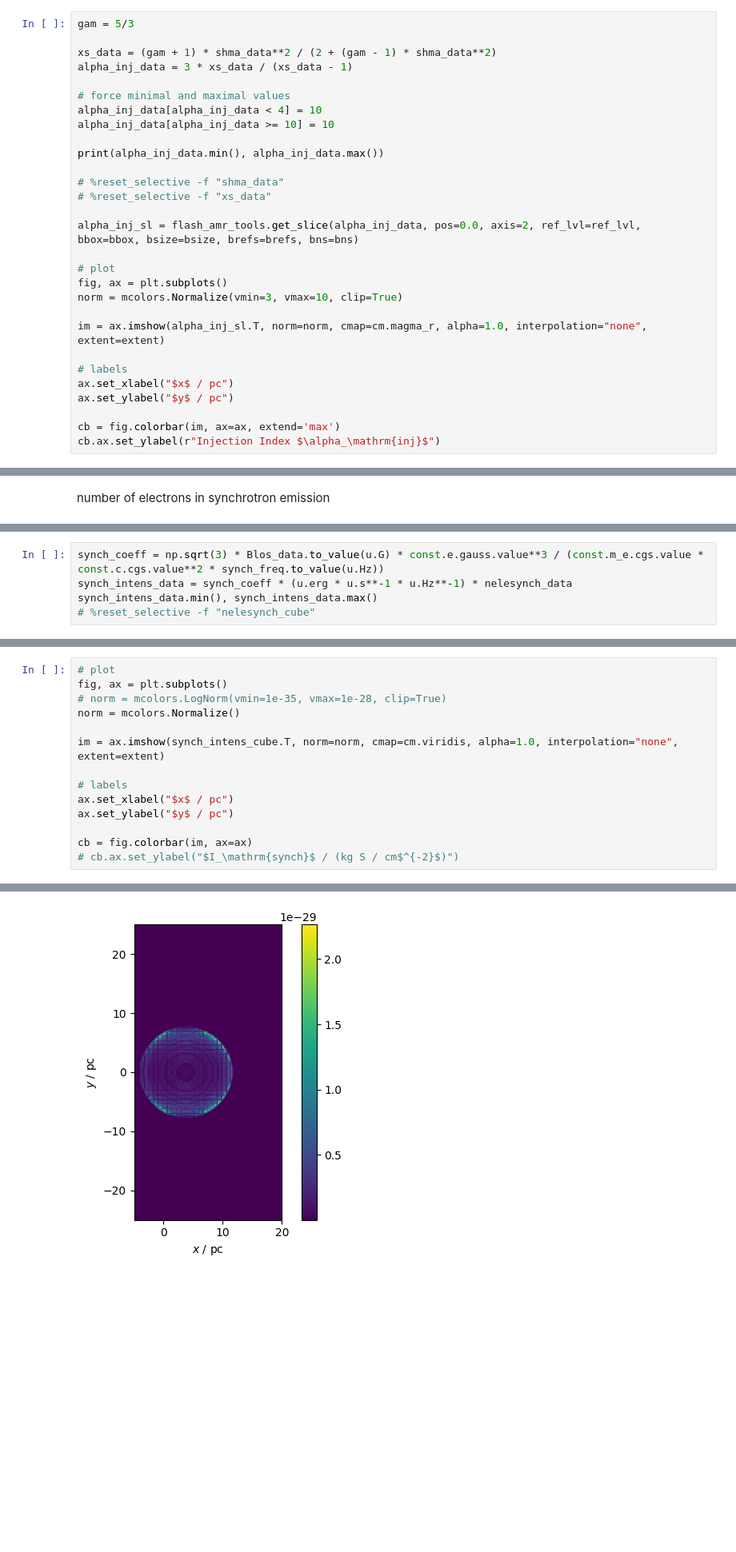
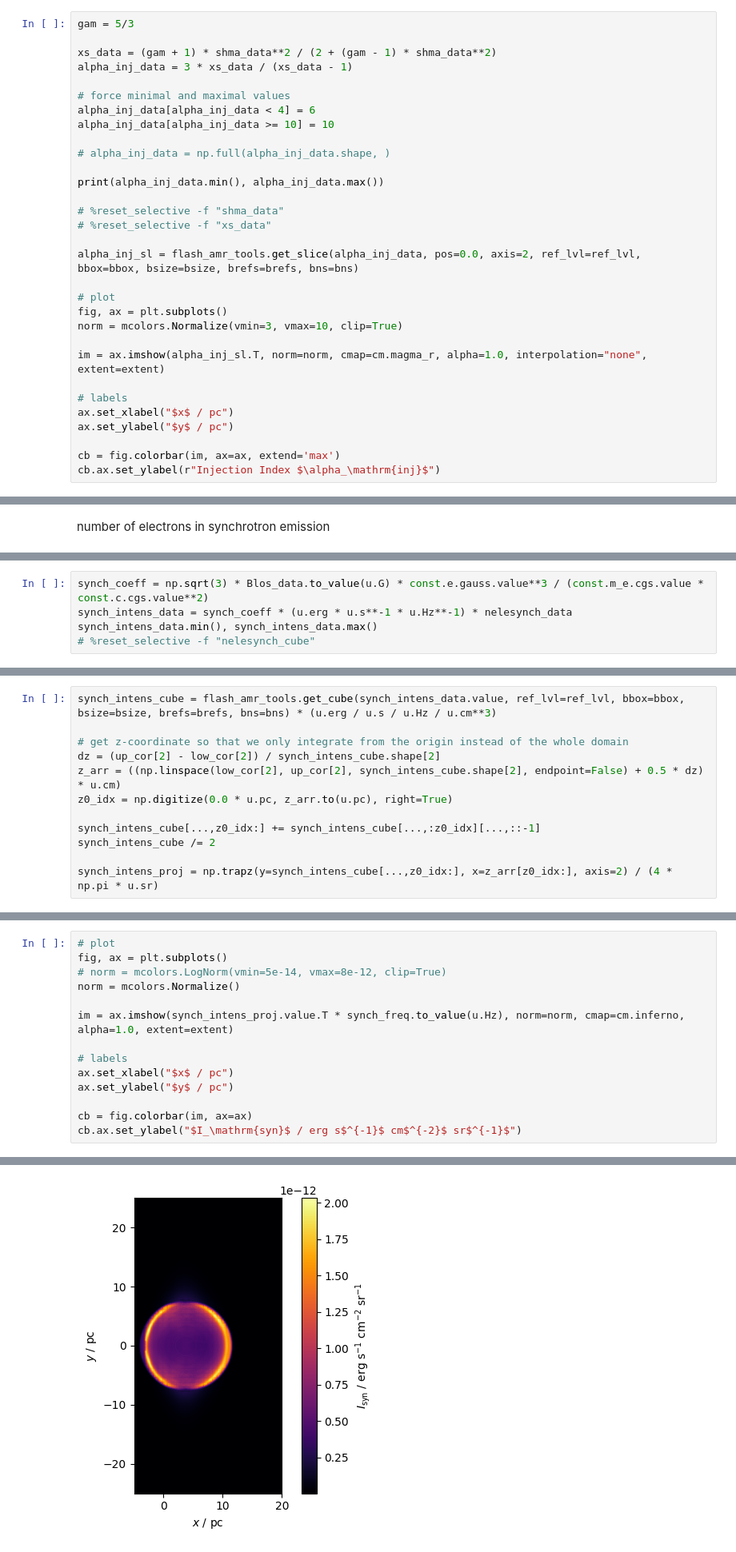
Before and after one commit to kwat0308/crbowshock_analysis_tools, a Jupyter notebook: calculate_CR_properties/notebooks/get_synch_emissivity.ipynb, the cells around one changed output, grey strips where cells are left out. Shown: that part at 80% size. Drawn from its saved outputs; the diff is of its cells as text; blank space fills up the shorter version.

Commit message:
added factor of synchrotron frequ. for correct units

```diff
--- a/calculate_CR_properties/notebooks/get_synch_emissivity.ipynb
+++ b/calculate_CR_properties/notebooks/get_synch_emissivity.ipynb
@@ -216,8 +215,10 @@ xs_data = (gam + 1) * shma_data**2 / (2 + (gam - 1) * shma_data**2)
 alpha_inj_data = 3 * xs_data / (xs_data - 1)
 
 # force minimal and maximal values
-alpha_inj_data[alpha_inj_data < 4] = 10
+alpha_inj_data[alpha_inj_data < 4] = 6
 alpha_inj_data[alpha_inj_data >= 10] = 10
+
+# alpha_inj_data = np.full(alpha_inj_data.shape, )
 
 print(alpha_inj_data.min(), alpha_inj_data.max())
 
@@ -337,5 +338,5 @@ Text(0, 0.5, '$n_\\mathrm{ele, synch}$')
 # %%
-synch_coeff = np.sqrt(3) * Blos_data.to_value(u.G) * const.e.gauss.value**3 / (const.m_e.cgs.value * const.c.cgs.value**2 * synch_freq.to_value(u.Hz))
+synch_coeff = np.sqrt(3) * Blos_data.to_value(u.G) * const.e.gauss.value**3 / (const.m_e.cgs.value * const.c.cgs.value**2)
 synch_intens_data = synch_coeff * (u.erg * u.s**-1 * u.Hz**-1) * nelesynch_data
 synch_intens_data.min(), synch_intens_data.max()
 # %reset_selective -f "nelesynch_cube"
@@ -367 +365,13 @@ synch_intens_cube = flash_amr_tools.get_cdens(synch_intens_data.value, axis=2, r
+# %%
+synch_intens_cube = flash_amr_tools.get_cube(synch_intens_data.value, ref_lvl=ref_lvl, bbox=bbox, bsize=bsize, brefs=brefs, bns=bns) * (u.erg / u.s / u.Hz / u.cm**3)
+
+# get z-coordinate so that we only integrate from the origin instead of the whole domain
+dz = (up_cor[2] - low_cor[2]) / synch_intens_cube.shape[2]
+z_arr = ((np.linspace(low_cor[2], up_cor[2], synch_intens_cube.shape[2], endpoint=False) + 0.5 * dz) * u.cm)
+z0_idx = np.digitize(0.0 * u.pc, z_arr.to(u.pc), right=True)
+
+synch_intens_cube[...,z0_idx:] += synch_intens_cube[...,:z0_idx][...,::-1]
+synch_intens_cube /= 2
+
+synch_intens_proj = np.trapz(y=synch_intens_cube[...,z0_idx:], x=z_arr[z0_idx:], axis=2) / (4 * np.pi * u.sr)
 # %%
@@ -371,15 +382,15 @@ synch_intens_cube.min(), synch_intens_cube.max()
 # %%
 # plot
 fig, ax = plt.subplots()
-# norm = mcolors.LogNorm(vmin=1e-35, vmax=1e-28, clip=True)
+# norm = mcolors.LogNorm(vmin=5e-14, vmax=8e-12, clip=True)
 norm = mcolors.Normalize()
 
-im = ax.imshow(synch_intens_cube.T, norm=norm, cmap=cm.viridis, alpha=1.0, interpolation="none", extent=extent)
+im = ax.imshow(synch_intens_proj.value.T * synch_freq.to_value(u.Hz), norm=norm, cmap=cm.inferno, alpha=1.0, extent=extent)
 
 # labels
 ax.set_xlabel("$x$ / pc")
 ax.set_ylabel("$y$ / pc")
 
 cb = fig.colorbar(im, ax=ax)
-# cb.ax.set_ylabel("$I_\mathrm{synch}$ / (kg S / cm$^{-2}$)")
+cb.ax.set_ylabel("$I_\mathrm{syn}$ / erg s$^{-1}$ cm$^{-2}$ sr$^{-1}$")
 # %% [output]
@@ -386,4 +398,4 @@ cb = fig.colorbar(im, ax=ax)
-[figure, old version]
+[figure, new version]
 # %% [markdown]
 Calculate luminosity
 # %%
```
Also changed, not shown: parts of 12 cells of this notebook, 3 other files.
